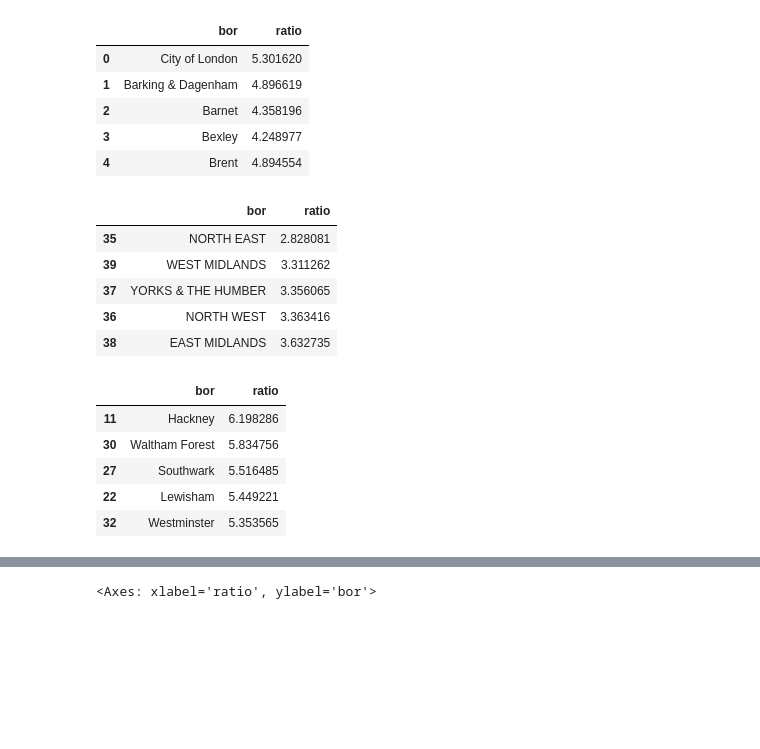
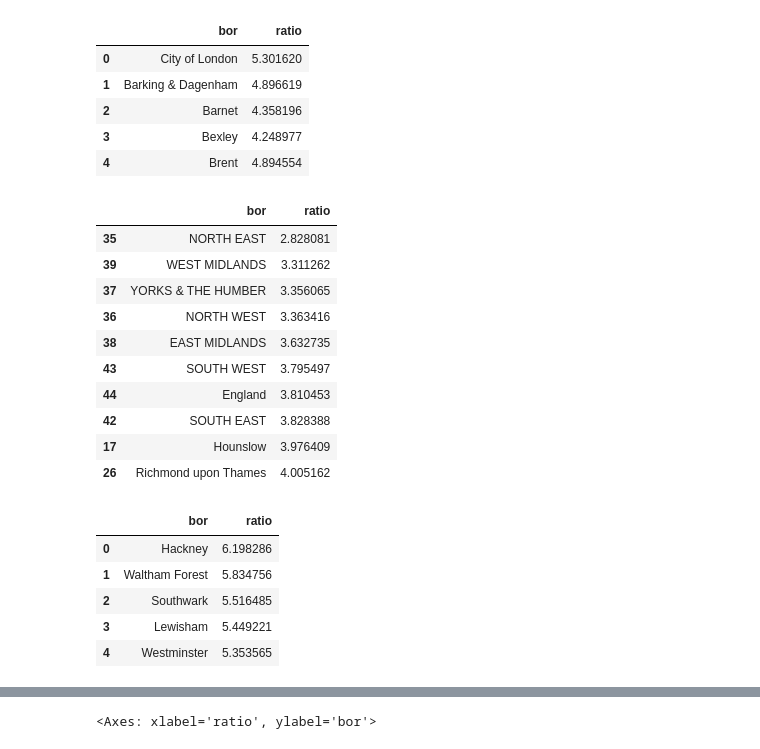
Before and after one commit to kpretz/Springboard, a Jupyter notebook: Unit 4 Challenge - Tier 3.ipynb, the cells around one changed output, grey strips where cells are left out. Cells and saved outputs as stored; diff of their text form; code cells hidden in the pictures; blank space fills up the shorter version.

```diff
--- a/Unit 4 Challenge - Tier 3.ipynb
+++ b/Unit 4 Challenge - Tier 3.ipynb
@@ -335,21 +361,30 @@ average_price_ratio.head()
 | 3 | Bexley | 4.248977 |
 | 4 | Brent | 4.894554 |
 # %%
-average_price_ratio.sort_values('ratio').head()
+average_price_ratio.sort_values('ratio').head(10)
 # %% [output]
 |  | bor | ratio |
 | 35 | NORTH EAST | 2.828081 |
 | 39 | WEST MIDLANDS | 3.311262 |
 | 37 | YORKS & THE HUMBER | 3.356065 |
 | 36 | NORTH WEST | 3.363416 |
 | 38 | EAST MIDLANDS | 3.632735 |
+| 43 | SOUTH WEST | 3.795497 |
+| 44 | England | 3.810453 |
+| 42 | SOUTH EAST | 3.828388 |
+| 17 | Hounslow | 3.976409 |
+| 26 | Richmond upon Thames | 4.005162 |
 # %%
 ## which borough has the highest price ratio?
-average_price_ratio.sort_values('ratio', ascending=False).head()
+average_price_sorted = average_price_ratio.sort_values('ratio', ascending=False).reset_index(drop=True)
+
+
+top10_bor_list = list(average_price_sorted.loc[0:9, 'bor'])
+average_price_sorted.head()
 # %% [output]
 |  | bor | ratio |
-| 11 | Hackney | 6.198286 |
-| 30 | Waltham Forest | 5.834756 |
-| 27 | Southwark | 5.516485 |
-| 22 | Lewisham | 5.449221 |
-| 32 | Westminster | 5.353565 |
+| 0 | Hackney | 6.198286 |
+| 1 | Waltham Forest | 5.834756 |
+| 2 | Southwark | 5.516485 |
+| 3 | Lewisham | 5.449221 |
+| 4 | Westminster | 5.353565 |
```
Also changed, not shown: parts of 5 cells of this notebook.
